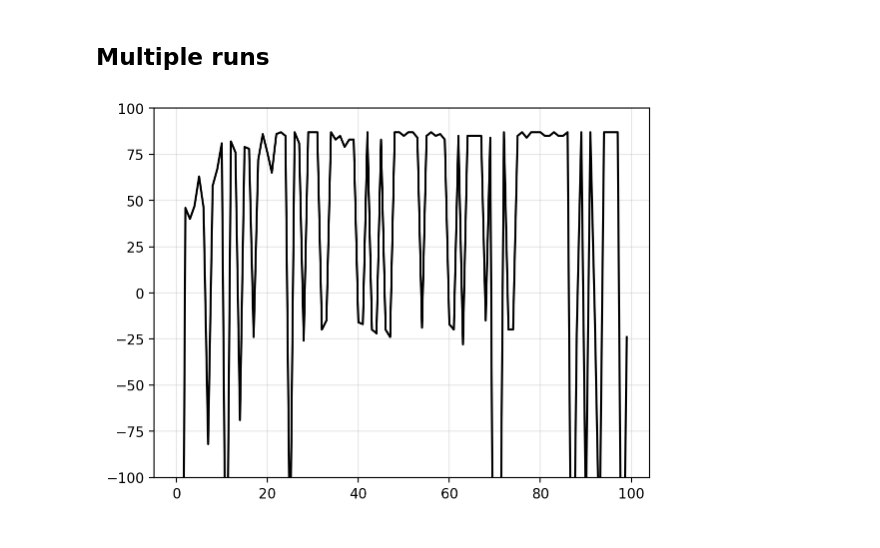
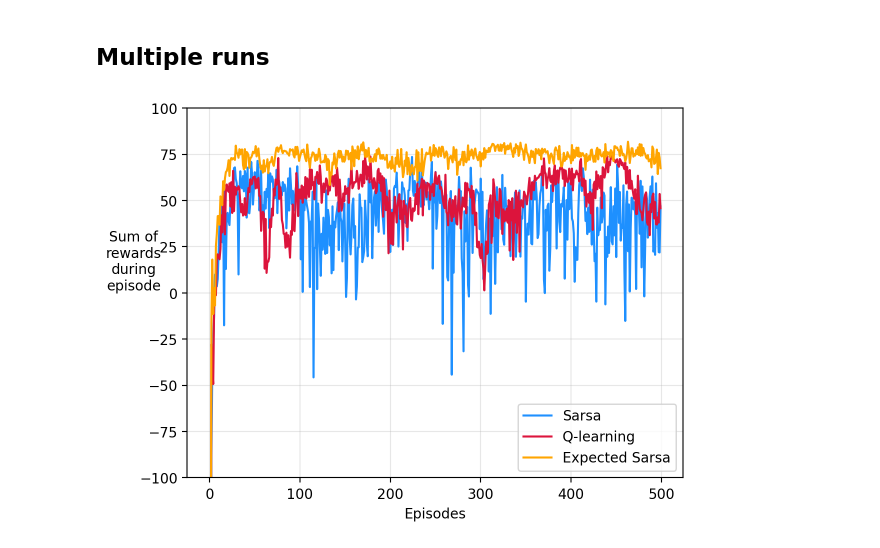
Before and after one commit to gerdm/reinforcement-learning, a Jupyter notebook: ch06/cliffwalk-gridworld.ipynb, the cells around one changed output. Drawn from its saved outputs; the diff is of its cells as text; code cells hidden in the pictures.

```diff
--- a/ch06/cliffwalk-gridworld.ipynb
+++ b/ch06/cliffwalk-gridworld.ipynb
@@ -181,13 +180,30 @@ array([['v', '>', '>', 'v', 'v', '>', '>', '>', 'v', '<', 'v', 'v'],
 # %% [markdown]
 ## Multiple runs
 # %%
-return_q, _ = agents.run_agent_return(
-    start_ix, G, n_actions, 100, epsilon, alpha, gamma, movements,
-    agents.qlearning_step_and_update, seed=seed
-)
+n_episodes = 500
+n_simulations = 100
+
+def sims_agent(step_update_fn):
+    simulations_return = agents.simulations_run_agent_return(
+        start_ix, G, n_actions, n_episodes, epsilon, alpha, gamma, movements,
+        step_update_fn, seed=seed,
+        n_simulations=n_simulations
+    )
+    return simulations_return
-# %%
-plt.plot(return_q, c="black")
-plt.ylim(bottom=-100, top=100)
-plt.grid(alpha=0.3)
-# %% [output]
-[figure, removed]
+# %%
+simulations_q = sims_agent(agents.qlearning_step_and_update)
+simulations_sarsa = sims_agent(agents.sarsa_step_and_update)
+simulations_expected_sarsa = sims_agent(agents.expected_sarsa_step_and_update)
+# %%
+plt.plot(simulations_sarsa.mean(axis=0), label="Sarsa", c="dodgerblue")
+plt.plot(simulations_q.mean(axis=0), label="Q-learning", c="crimson")
+plt.plot(simulations_expected_sarsa.mean(axis=0), label="Expected Sarsa", c="orange")
+
+plt.legend()
+# plt.ylim(bottom=-200, top=50)
+plt.ylim(bottom=-100, top=100)
+plt.xlabel("Episodes")
+plt.ylabel("Sum of\nrewards\nduring\nepisode", rotation=0)
+plt.grid(alpha=0.3)
+# %% [output]
+[figure, added]
```
Also changed, not shown: parts of 5 cells of this notebook.
